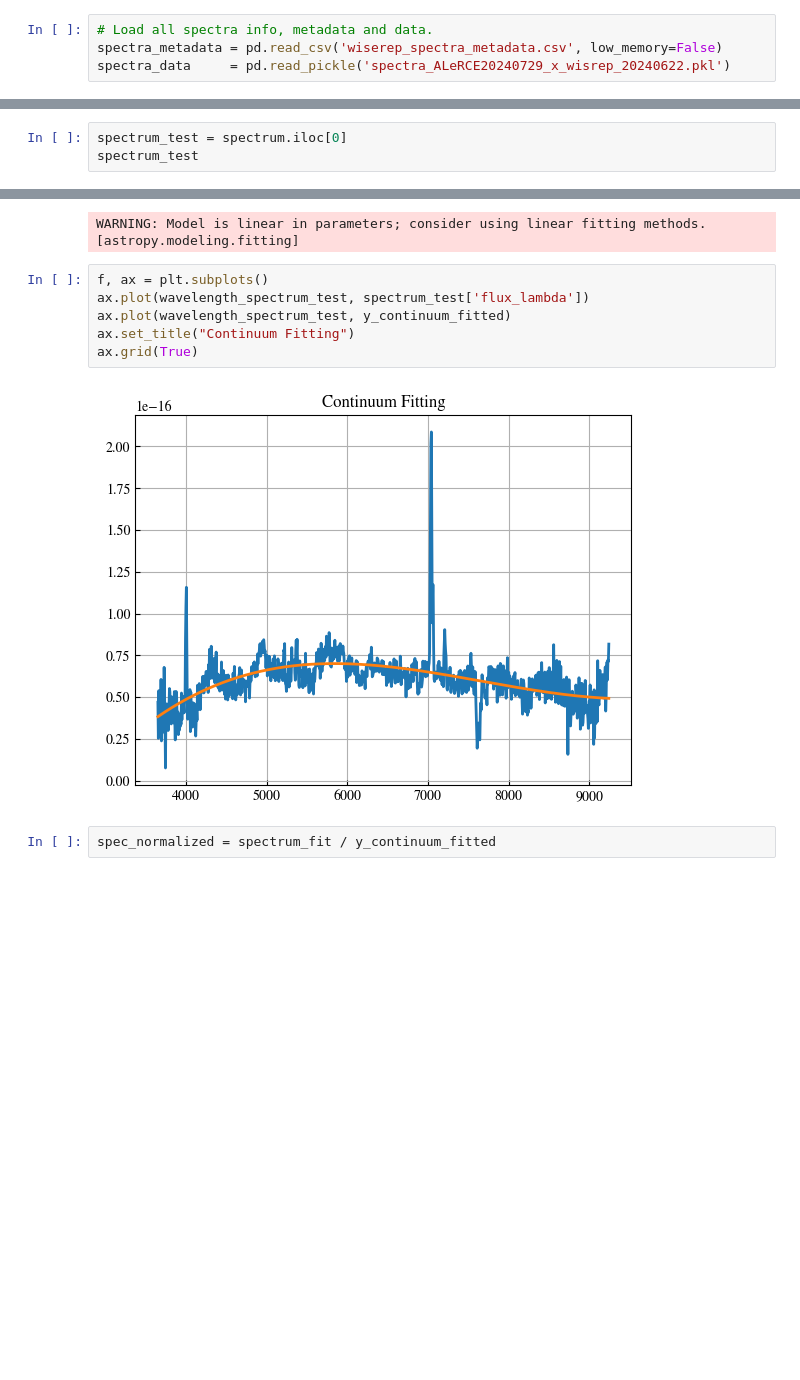
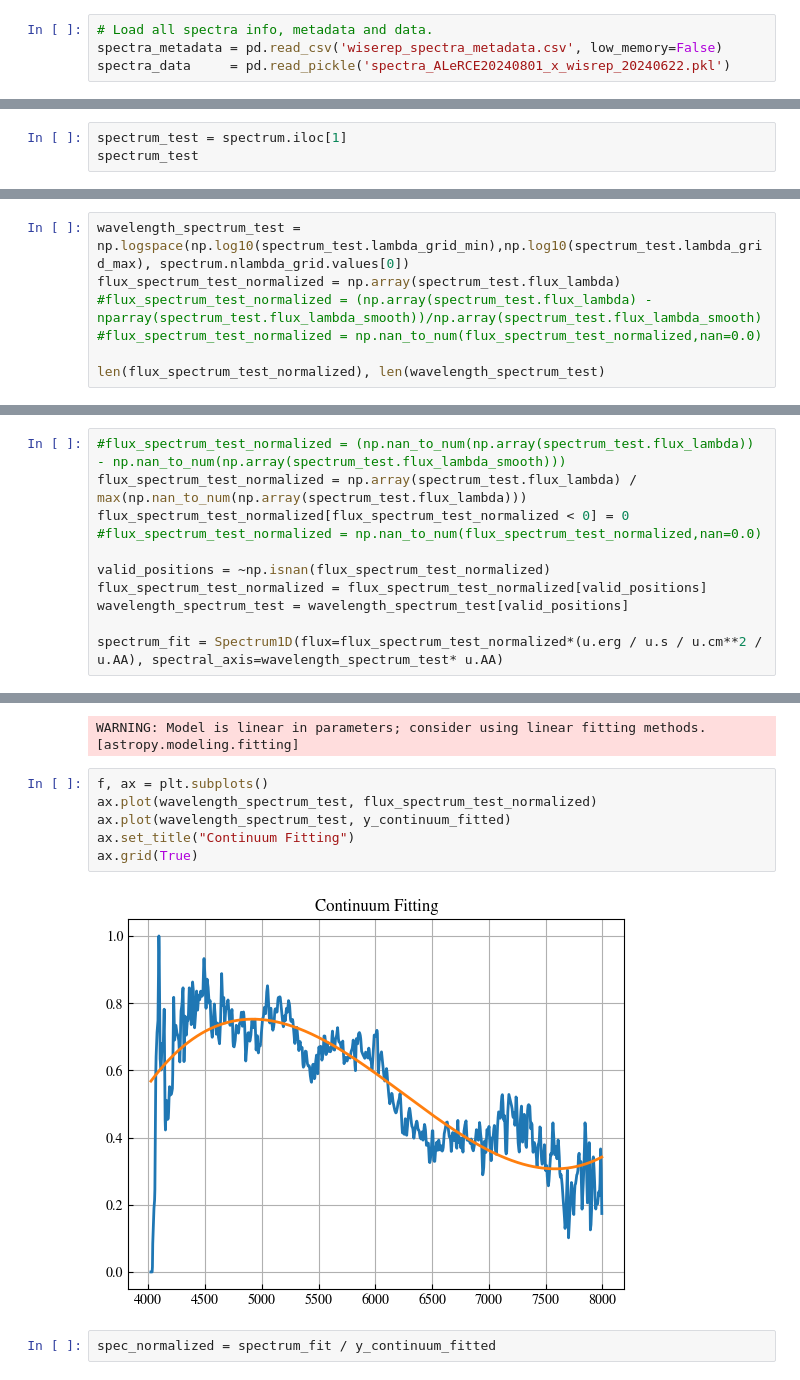
Before and after one commit to jurados/SNeMPhyVAE, a Jupyter notebook: ExamplesLightcurveAndFlux.ipynb, the cells around one changed output, grey strips where cells are left out. Saved outputs shown, nothing was run; the diff lists cells and outputs as text; blank space fills up the shorter version.

Commit message:
Continuoum spectra divided

```diff
--- a/ExamplesLightcurveAndFlux.ipynb
+++ b/ExamplesLightcurveAndFlux.ipynb
@@ -32,7 +32,7 @@ lightcurves_alercextns = pd.read_pickle('./data/lightcurves/lcs_transients_20240
 # %%
 # Load all spectra info, metadata and data.
 spectra_metadata = pd.read_csv('wiserep_spectra_metadata.csv', low_memory=False)
-spectra_data     = pd.read_pickle('spectra_ALeRCE20240729_x_wisrep_20240622.pkl')
+spectra_data     = pd.read_pickle('spectra_ALeRCE20240801_x_wisrep_20240622.pkl')
 # %%
 spectra_data.columns
 # %% [output]
@@ -462,6 +403,6 @@ from astropy import units as u
 from specutils.spectra import Spectrum1D
 from specutils.fitting import fit_generic_continuum
 # %%
-spectrum_test = spectrum.iloc[0]
+spectrum_test = spectrum.iloc[1]
 spectrum_test
 # %% [output]
@@ -482,0 +422,7 @@ spectrum_fit = Spectrum1D(flux=np.array(spectrum_test['flux_lambda'])*(u.erg / u
+# %%
+wavelength_spectrum_test = np.logspace(np.log10(spectrum_test.lambda_grid_min),np.log10(spectrum_test.lambda_grid_max), spectrum.nlambda_grid.values[0])
+flux_spectrum_test_normalized = np.array(spectrum_test.flux_lambda)
+#flux_spectrum_test_normalized = (np.array(spectrum_test.flux_lambda) - nparray(spectrum_test.flux_lambda_smooth))/np.array(spectrum_test.flux_lambda_smooth)
+#flux_spectrum_test_normalized = np.nan_to_num(flux_spectrum_test_normalized,nan=0.0)
+
+len(flux_spectrum_test_normalized), len(wavelength_spectrum_test)
@@ -483,3 +449,14 @@ spectrum_fit = Spectrum1D(flux=np.array(spectrum_test['flux_lambda'])*(u.erg / u
+# %%
+#flux_spectrum_test_normalized = (np.nan_to_num(np.array(spectrum_test.flux_lambda)) - np.nan_to_num(np.array(spectrum_test.flux_lambda_smooth)))
+flux_spectrum_test_normalized = np.array(spectrum_test.flux_lambda) / max(np.nan_to_num(np.array(spectrum_test.flux_lambda)))
+flux_spectrum_test_normalized[flux_spectrum_test_normalized < 0] = 0
+#flux_spectrum_test_normalized = np.nan_to_num(flux_spectrum_test_normalized,nan=0.0)
+
+valid_positions = ~np.isnan(flux_spectrum_test_normalized)
+flux_spectrum_test_normalized = flux_spectrum_test_normalized[valid_positions]
+wavelength_spectrum_test = wavelength_spectrum_test[valid_positions]
+
+spectrum_fit = Spectrum1D(flux=flux_spectrum_test_normalized*(u.erg / u.s / u.cm**2 / u.AA), spectral_axis=wavelength_spectrum_test* u.AA)
 # %%
 g1_fit = fit_generic_continuum(spectrum_fit)
 y_continuum_fitted = g1_fit(wavelength_spectrum_test*u.AA)
@@ -487,12 +464,12 @@ y_continuum_fitted = g1_fit(wavelength_spectrum_test*u.AA)
 WARNING: Model is linear in parameters; consider using linear fitting methods. [astropy.modeling.fitting]
 # %%
 f, ax = plt.subplots()
-ax.plot(wavelength_spectrum_test, spectrum_test['flux_lambda'])
+ax.plot(wavelength_spectrum_test, flux_spectrum_test_normalized)
 ax.plot(wavelength_spectrum_test, y_continuum_fitted)
 ax.set_title("Continuum Fitting")
 ax.grid(True)
 # %% [output]
-[figure, old version]
+[figure, new version]
 # %%
 spec_normalized = spectrum_fit / y_continuum_fitted
 # %%
```
Also changed, not shown: parts of 18 cells of this notebook, 3 other files.
